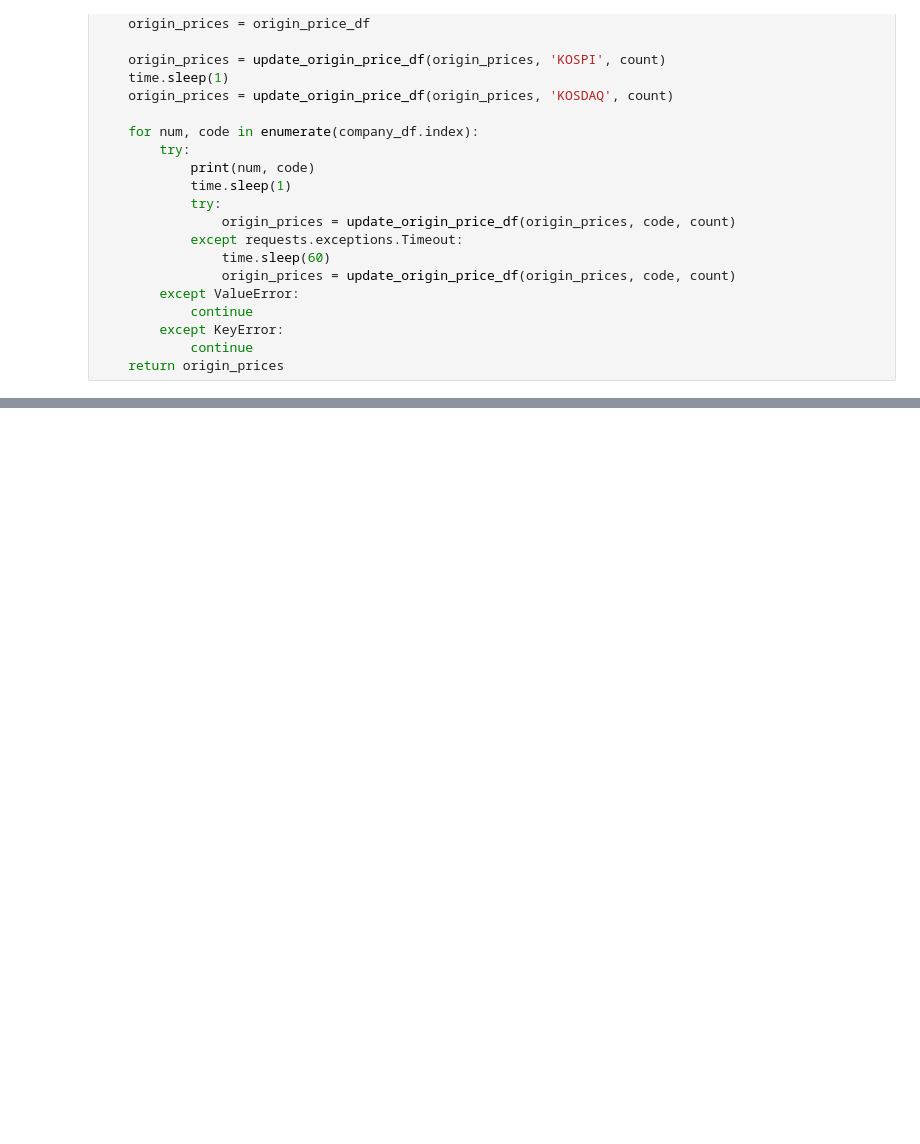
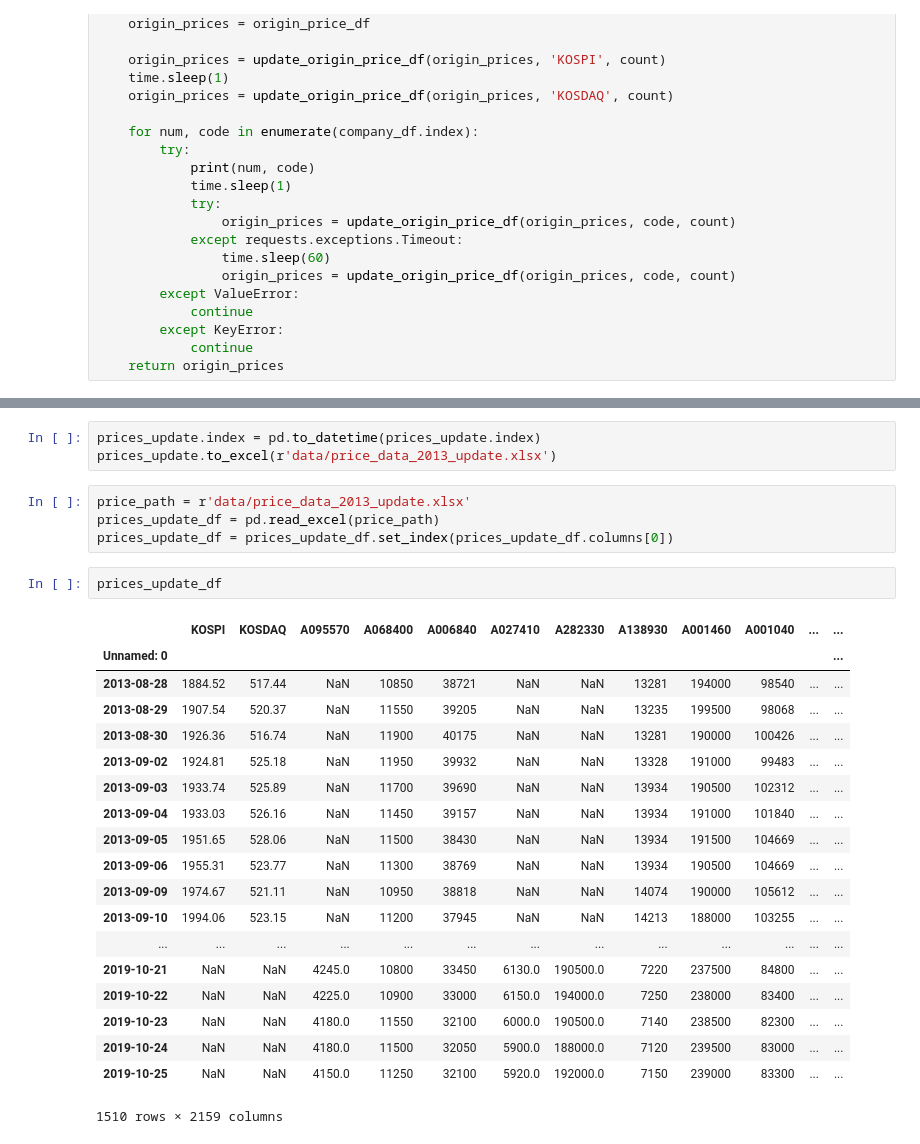
Before and after one commit to neosuperprogrammer/Quant, a Jupyter notebook: neo_quant.ipynb, the cells around one changed output, grey strips where cells are left out. Saved outputs shown, nothing was run; the diff lists cells and outputs as text; blank space fills up the shorter version.

```diff
--- a/neo_quant.ipynb
+++ b/neo_quant.ipynb
@@ -640,0 +1635,29 @@ prices_update = update_prices(companies, prices, '10')
+# %%
+prices_update.index = pd.to_datetime(prices_update.index)
+prices_update.to_excel(r'data/price_data_2013_update.xlsx')
+# %%
+price_path = r'data/price_data_2013_update.xlsx'
+prices_update_df = pd.read_excel(price_path)
+prices_update_df = prices_update_df.set_index(prices_update_df.columns[0])
+# %%
+prices_update_df
+# %% [output]
+|  | KOSPI | KOSDAQ | A095570 | A068400 | A006840 | A027410 | A282330 | A138930 | A001460 | A001040 | ... | ... |
+| Unnamed: 0 |  |  |  |  |  |  |  |  |  |  |  | ... |
+| 2013-08-28 | 1884.52 | 517.44 | NaN | 10850 | 38721 | NaN | NaN | 13281 | 194000 | 98540 | ... | ... |
+| 2013-08-29 | 1907.54 | 520.37 | NaN | 11550 | 39205 | NaN | NaN | 13235 | 199500 | 98068 | ... | ... |
+| 2013-08-30 | 1926.36 | 516.74 | NaN | 11900 | 40175 | NaN | NaN | 13281 | 190000 | 100426 | ... | ... |
+| 2013-09-02 | 1924.81 | 525.18 | NaN | 11950 | 39932 | NaN | NaN | 13328 | 191000 | 99483 | ... | ... |
+| 2013-09-03 | 1933.74 | 525.89 | NaN | 11700 | 39690 | NaN | NaN | 13934 | 190500 | 102312 | ... | ... |
+| 2013-09-04 | 1933.03 | 526.16 | NaN | 11450 | 39157 | NaN | NaN | 13934 | 191000 | 101840 | ... | ... |
+| 2013-09-05 | 1951.65 | 528.06 | NaN | 11500 | 38430 | NaN | NaN | 13934 | 191500 | 104669 | ... | ... |
+| 2013-09-06 | 1955.31 | 523.77 | NaN | 11300 | 38769 | NaN | NaN | 13934 | 190500 | 104669 | ... | ... |
+| 2013-09-09 | 1974.67 | 521.11 | NaN | 10950 | 38818 | NaN | NaN | 14074 | 190000 | 105612 | ... | ... |
+| 2013-09-10 | 1994.06 | 523.15 | NaN | 11200 | 37945 | NaN | NaN | 14213 | 188000 | 103255 | ... | ... |
+| ... | ... | ... | ... | ... | ... | ... | ... | ... | ... | ... | ... | ... |
+| 2019-10-21 | NaN | NaN | 4245.0 | 10800 | 33450 | 6130.0 | 190500.0 | 7220 | 237500 | 84800 | ... | ... |
+| 2019-10-22 | NaN | NaN | 4225.0 | 10900 | 33000 | 6150.0 | 194000.0 | 7250 | 238000 | 83400 | ... | ... |
+| 2019-10-23 | NaN | NaN | 4180.0 | 11550 | 32100 | 6000.0 | 190500.0 | 7140 | 238500 | 82300 | ... | ... |
+| 2019-10-24 | NaN | NaN | 4180.0 | 11500 | 32050 | 5900.0 | 188000.0 | 7120 | 239500 | 83000 | ... | ... |
+| 2019-10-25 | NaN | NaN | 4150.0 | 11250 | 32100 | 5920.0 | 192000.0 | 7150 | 239000 | 83300 | ... | ... |
+1510 rows × 2159 columns
```
Also changed, not shown: parts of 10 cells of this notebook, 3 other files.
